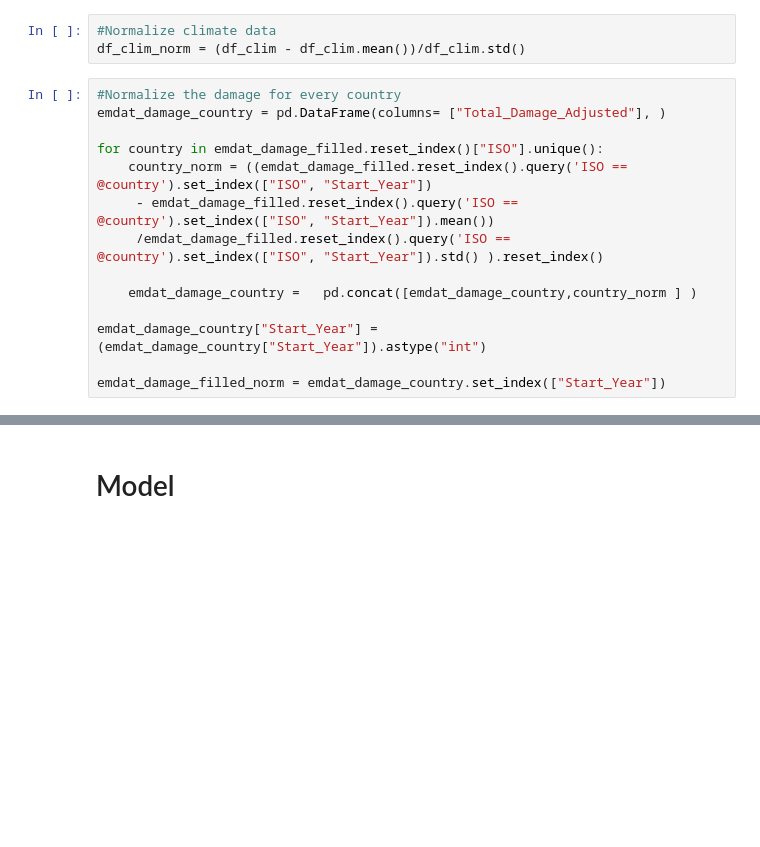
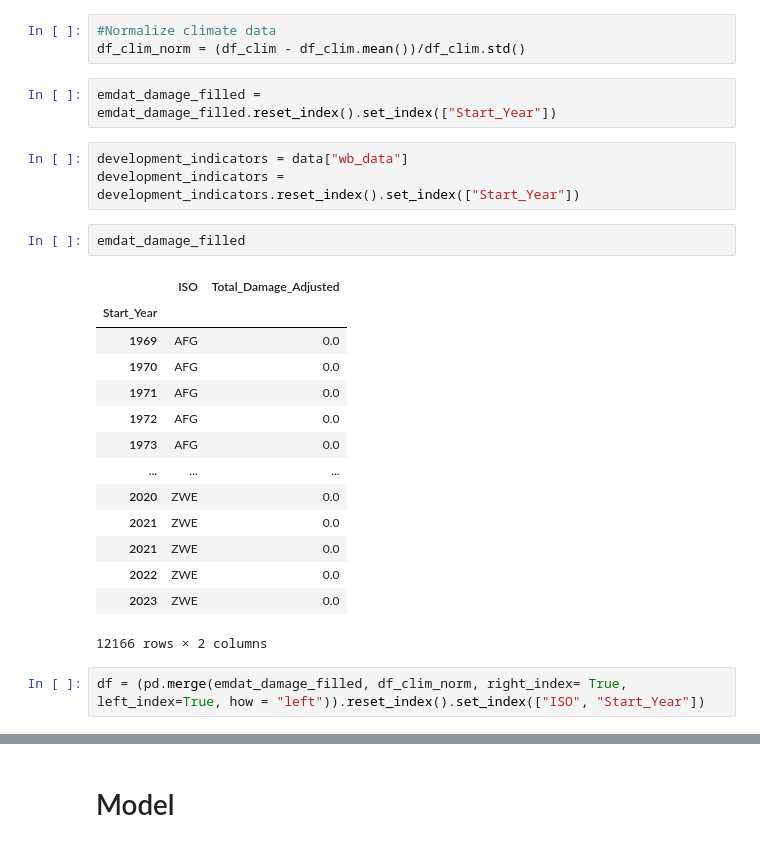
Before and after one commit to jessegrabowski/laos-climate-change, a Jupyter notebook: notebooks/43_Damage_probability.ipynb, the cells around one changed output, grey strips where cells are left out. Cells and saved outputs as stored; diff of their text form; blank space fills up the shorter version.

```diff
--- a/notebooks/43_Damage_probability.ipynb
+++ b/notebooks/43_Damage_probability.ipynb
@@ -47,17 +47,27 @@ emdat_damage_filled = emdat_damage.fillna(0)
 # %%
 #Normalize climate data
 df_clim_norm = (df_clim - df_clim.mean())/df_clim.std()
-# %%
-#Normalize the damage for every country
-emdat_damage_country = pd.DataFrame(columns= ["Total_Damage_Adjusted"], )
-
-for country in emdat_damage_filled.reset_index()["ISO"].unique():
-    country_norm = ((emdat_damage_filled.reset_index().query('ISO == @country').set_index(["ISO", "Start_Year"])
-     - emdat_damage_filled.reset_index().query('ISO == @country').set_index(["ISO", "Start_Year"]).mean())
-     /emdat_damage_filled.reset_index().query('ISO == @country').set_index(["ISO", "Start_Year"]).std() ).reset_index()
-
-    emdat_damage_country =   pd.concat([emdat_damage_country,country_norm ] )
-
-emdat_damage_country["Start_Year"] = (emdat_damage_country["Start_Year"]).astype("int")
-
-emdat_damage_filled_norm = emdat_damage_country.set_index(["Start_Year"])
+# %%
+emdat_damage_filled = emdat_damage_filled.reset_index().set_index(["Start_Year"])
+# %%
+development_indicators = data["wb_data"]
+development_indicators = development_indicators.reset_index().set_index(["Start_Year"])
+# %%
+emdat_damage_filled
+# %% [output]
+|  | ISO | Total_Damage_Adjusted |
+| Start_Year |  |  |
+| 1969 | AFG | 0.0 |
+| 1970 | AFG | 0.0 |
+| 1971 | AFG | 0.0 |
+| 1972 | AFG | 0.0 |
+| 1973 | AFG | 0.0 |
+| ... | ... | ... |
+| 2020 | ZWE | 0.0 |
+| 2021 | ZWE | 0.0 |
+| 2021 | ZWE | 0.0 |
+| 2022 | ZWE | 0.0 |
+| 2023 | ZWE | 0.0 |
+12166 rows × 2 columns
+# %%
+df = (pd.merge(emdat_damage_filled, df_clim_norm, right_index= True, left_index=True, how = "left")).reset_index().set_index(["ISO", "Start_Year"])
```
Also changed, not shown: parts of 4 cells of this notebook.
